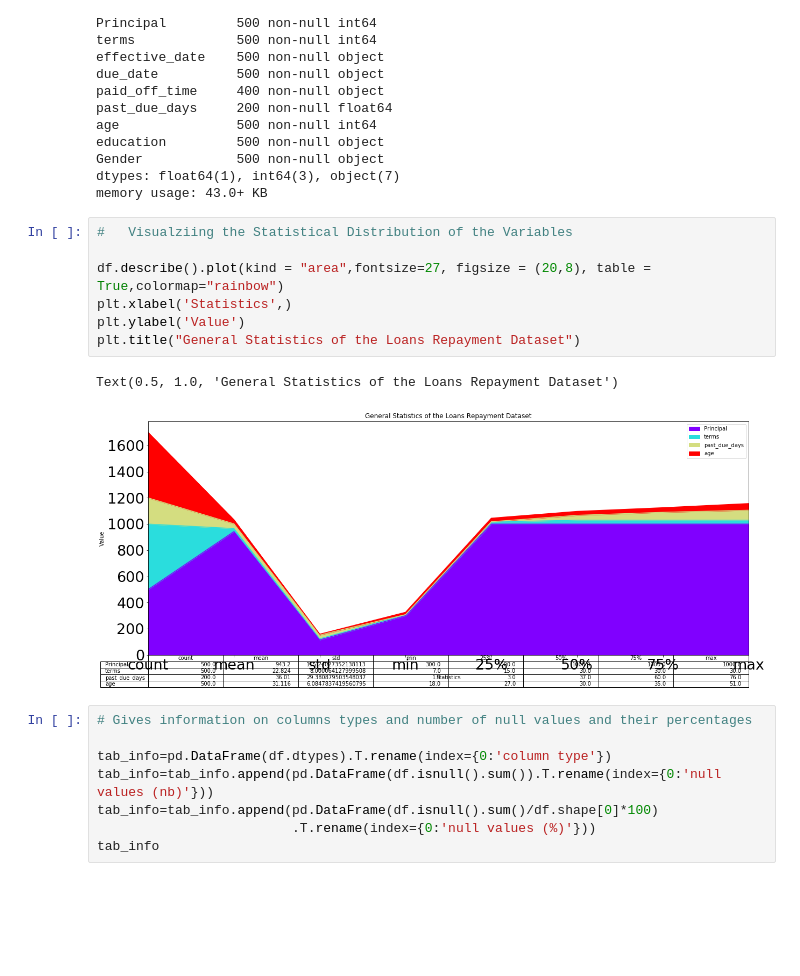
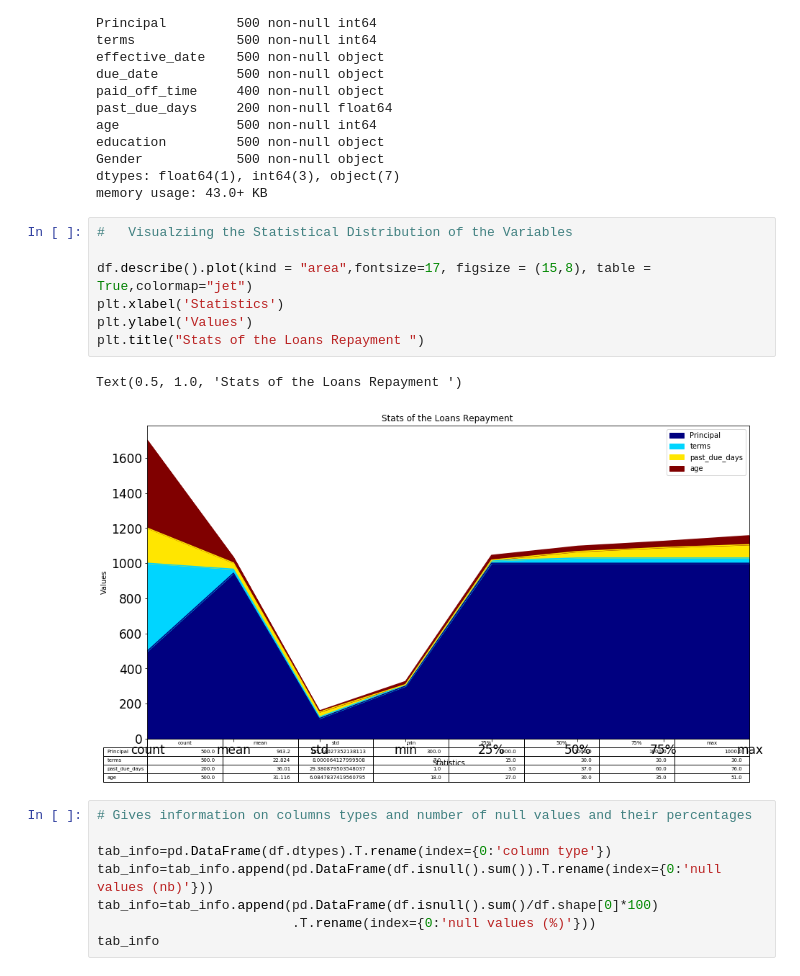
Before and after one commit to shivanipandey2604/loan_repayment_project, a Jupyter notebook: Loan_Repayment_classification.ipynb, the cells around one changed output. Drawn from its saved outputs; the diff is of its cells as text; blank space fills up the shorter version.

```diff
--- a/Loan_Repayment_classification.ipynb
+++ b/Loan_Repayment_classification.ipynb
@@ -55,13 +53,13 @@ memory usage: 43.0+ KB
 # %%
 #   Visualziing the Statistical Distribution of the Variables
 
-df.describe().plot(kind = "area",fontsize=27, figsize = (20,8), table = True,colormap="rainbow")
-plt.xlabel('Statistics',)
-plt.ylabel('Value')
-plt.title("General Statistics of the Loans Repayment Dataset")
+df.describe().plot(kind = "area",fontsize=17, figsize = (15,8), table = True,colormap="jet")
+plt.xlabel('Statistics')
+plt.ylabel('Values')
+plt.title("Stats of the Loans Repayment ")
 # %% [output]
-Text(0.5, 1.0, 'General Statistics of the Loans Repayment Dataset')
+Text(0.5, 1.0, 'Stats of the Loans Repayment ')
-[figure, old version]
+[figure, new version]
 # %%
 # Gives information on columns types and number of null values and their percentages
 
```
Also changed, not shown: parts of 2 cells of this notebook.
